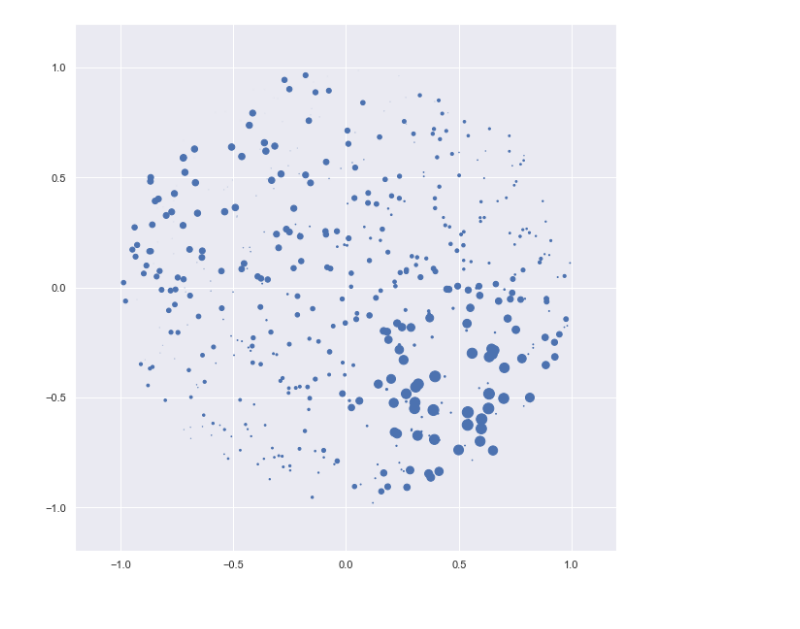
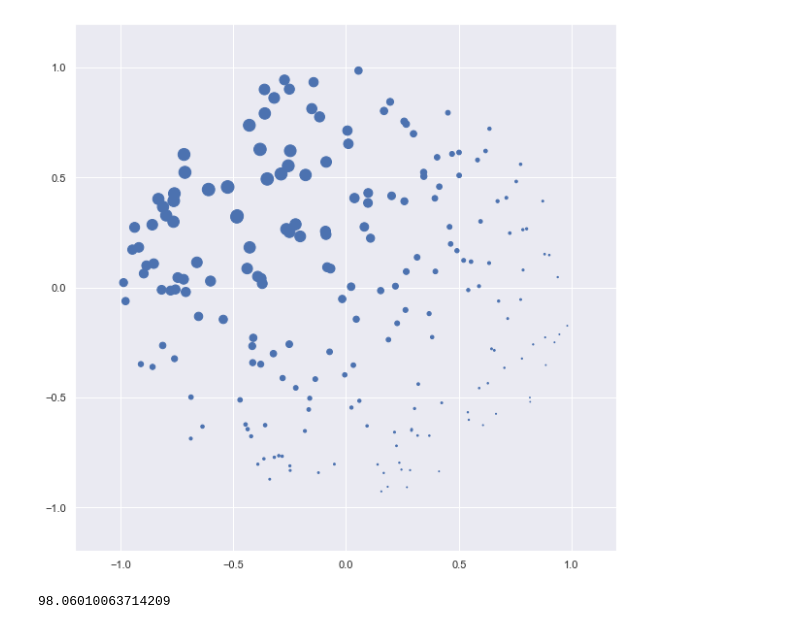
Before and after one commit to AdrienCorenflos/PFlow, a Jupyter notebook: RebalancingComparison.ipynb, the cells around one changed output. Drawn from its saved outputs; the diff is of its cells as text; code cells hidden in the pictures.

```diff
--- a/RebalancingComparison.ipynb
+++ b/RebalancingComparison.ipynb
@@ -46,28 +47,32 @@ def draw_uniform_within_circle(n, r, randomState):
     return sample
 # %%
 randomState = np.random.RandomState(42)
-N = 500
+N = 200
 # %%
 seaborn.set()
 # %%
 vals = draw_uniform_within_circle(N, 1, randomState)
 vals = vals.astype(np.float32)
 subPart = np.in1d(np.arange(N, dtype=int), np.random.choice(N, N//2, False))
 
 weights_2d = np.ones(N, dtype=float)
 
-weights_2d[subPart] = st.multivariate_normal.pdf(vals[subPart], [-0.5, 0.5], [[0.3, 0.], [0., 0.3]])
-weights_2d[~subPart] = st.multivariate_normal.pdf(vals[~subPart], [0.5, -0.5], [[0.1, 0.], [0., 0.1]])
+weights_2d = st.multivariate_normal.pdf(vals, [-0.5, 0.5], [[0.25, 0.], [0., 0.25]])
+# weights_2d[~subPart] = st.multivariate_normal.pdf(vals[~subPart], [0.5, -0.5], [[0.1, 0.], [0., 0.1]])
 weights_2d /= weights_2d.sum()
 weights_2d = weights_2d.astype(np.float32)
 
 fig, ax = plt.subplots(figsize=(10, 10))
 ax.scatter(vals[:, 0], vals[:, 1], s=weights_2d * 10000)
 ax.set_xlim(-1.2, 1.2)
 ax.set_ylim(-1.2, 1.2)
 fig.savefig( 'originalSample.png')
 # %% [output]
-[figure, old version]
+[figure, new version]
+# %%
+1/(weights_2d**2).sum()
+# %% [output]
+98.06010063714209
 # %%
 x_test_1 = np.random.multivariate_normal([-0.5, 0.5], [[0.3, 0.], [0., 0.3]], size=300)
 x_test_1 = x_test_1[(x_test_1**2).sum(axis=1)<=1.]
```
Also changed, not shown: parts of 16 cells of this notebook, 8 other files.
